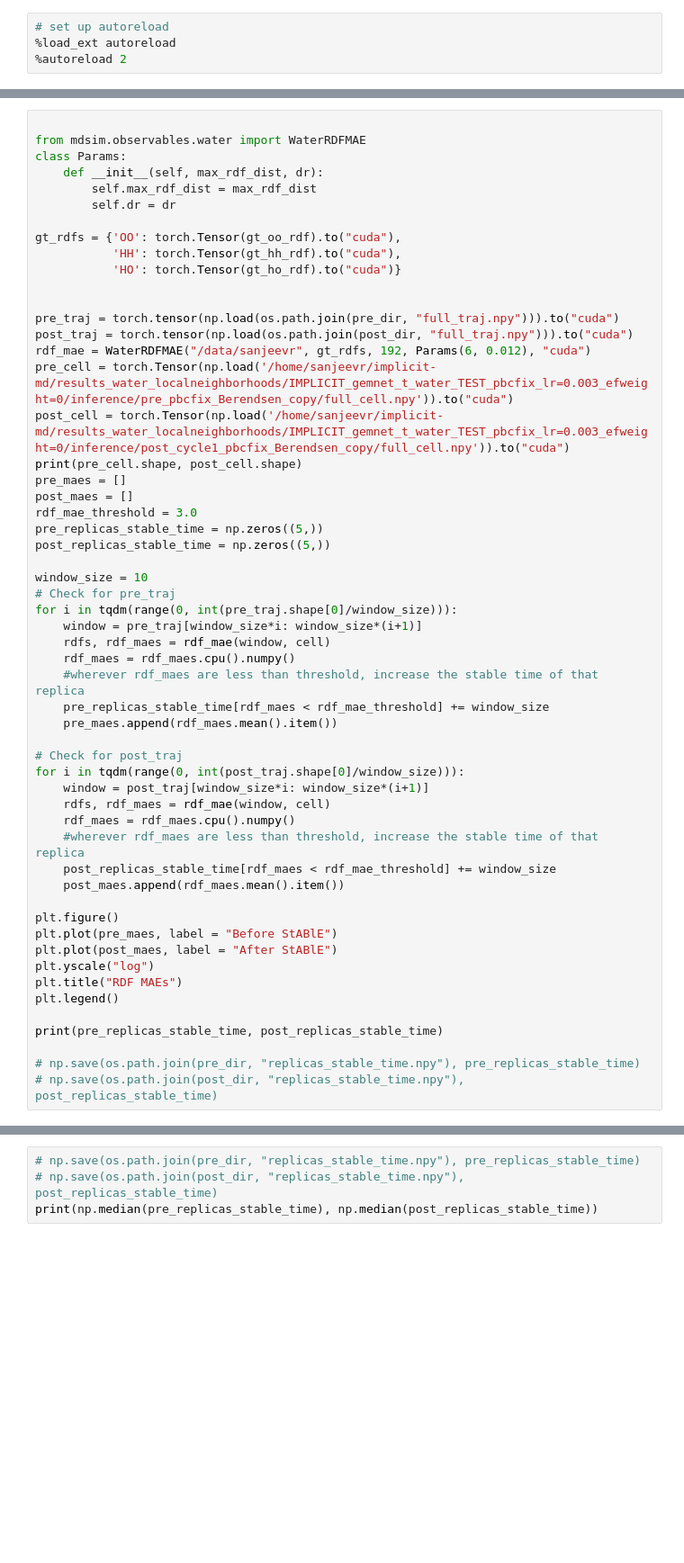
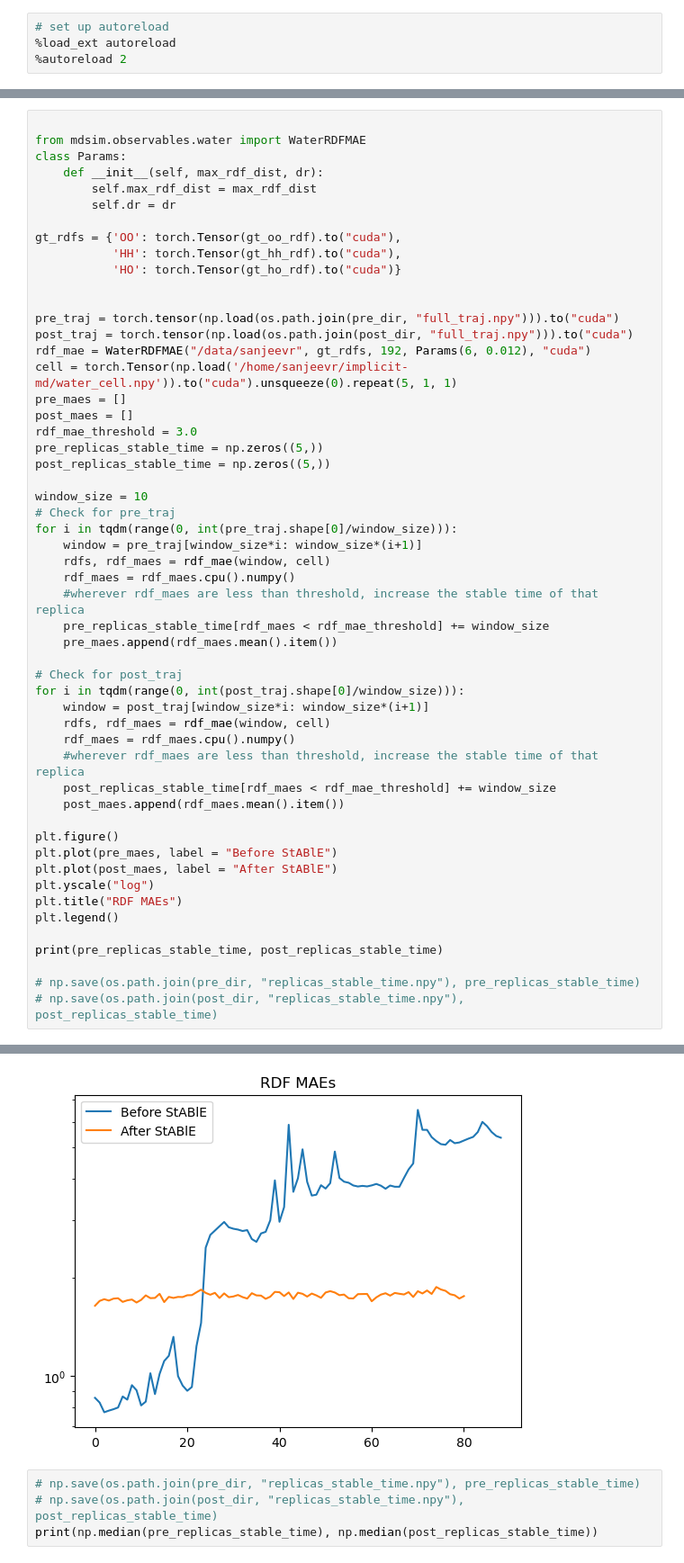
Before and after one commit to jeevster/implicit-md, a Jupyter notebook: Untitled.ipynb, the cells around one changed output, grey strips where cells are left out. Shown at 90% size. Saved outputs shown, nothing was run; the diff lists cells and outputs as text; blank space fills up the shorter version.

Commit message:
pass in cell for npt training

```diff
--- a/Untitled.ipynb
+++ b/Untitled.ipynb
@@ -107,9 +107,7 @@ gt_rdfs = {'OO': torch.Tensor(gt_oo_rdf).to("cuda"),
 pre_traj = torch.tensor(np.load(os.path.join(pre_dir, "full_traj.npy"))).to("cuda")
 post_traj = torch.tensor(np.load(os.path.join(post_dir, "full_traj.npy"))).to("cuda")
 rdf_mae = WaterRDFMAE("/data/sanjeevr", gt_rdfs, 192, Params(6, 0.012), "cuda")
-pre_cell = torch.Tensor(np.load('/home/sanjeevr/implicit-md/results_water_localneighborhoods/IMPLICIT_gemnet_t_water_TEST_pbcfix_lr=0.003_efweight=0/inference/pre_pbcfix_Berendsen_copy/full_cell.npy')).to("cuda")
-post_cell = torch.Tensor(np.load('/home/sanjeevr/implicit-md/results_water_localneighborhoods/IMPLICIT_gemnet_t_water_TEST_pbcfix_lr=0.003_efweight=0/inference/post_cycle1_pbcfix_Berendsen_copy/full_cell.npy')).to("cuda")
-print(pre_cell.shape, post_cell.shape)
+cell = torch.Tensor(np.load('/home/sanjeevr/implicit-md/water_cell.npy')).to("cuda").unsqueeze(0).repeat(5, 1, 1)
 pre_maes = []
 post_maes = []
 rdf_mae_threshold = 3.0
@@ -152,3 +149,4 @@ KeyboardInterrupt:
+[figure, added]
 # %%
 # np.save(os.path.join(pre_dir, "replicas_stable_time.npy"), pre_replicas_stable_time)
 # np.save(os.path.join(post_dir, "replicas_stable_time.npy"), post_replicas_stable_time)
```
Also changed, not shown: parts of 4 cells of this notebook, 4 other files.
